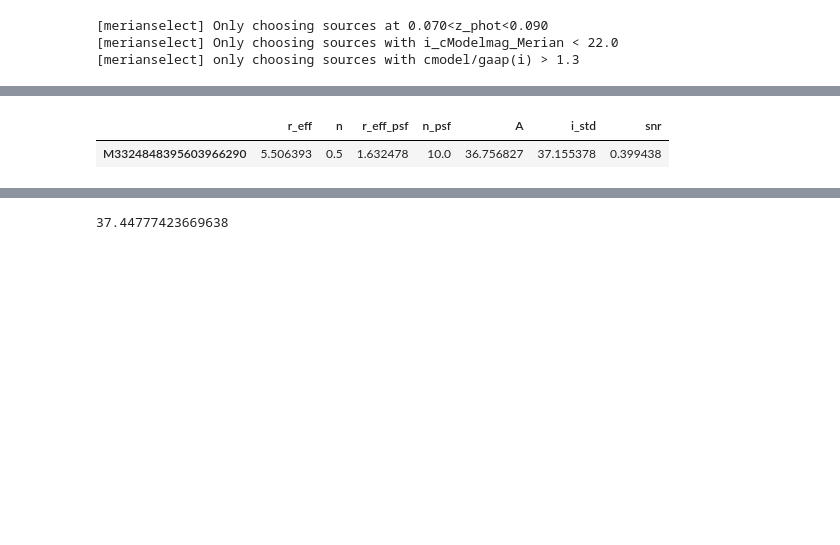
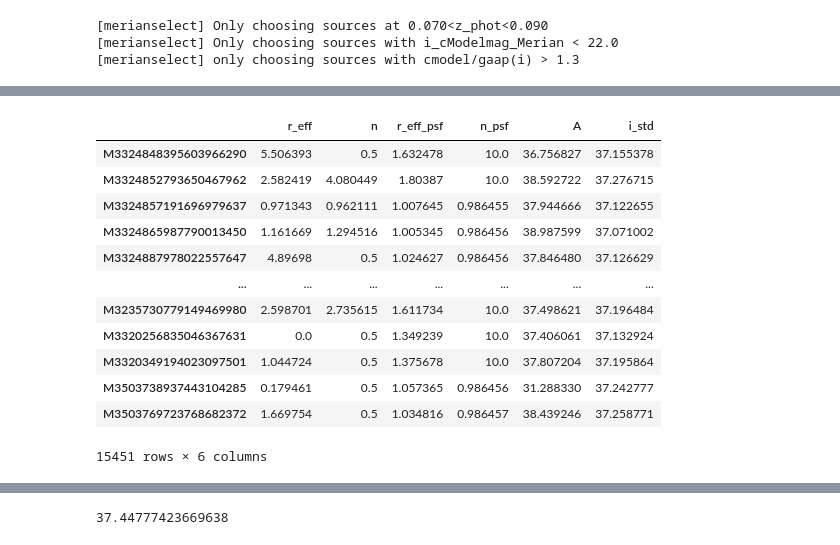
Before and after one commit to ekadofong/agrias, a Jupyter notebook: notebooks/DendroExplore.ipynb, the cells around one changed output, grey strips where cells are left out. Drawn from its saved outputs; the diff is of its cells as text; code cells hidden in the pictures; blank space fills up the shorter version.

```diff
--- a/notebooks/DendroExplore.ipynb
+++ b/notebooks/DendroExplore.ipynb
@@ -188,6 +201,17 @@ WARNING: The fit may be unsuccessful; check fit_info['message'] for more informa
-# %%
-sbdf.dropna()
-# %% [output]
-|  | r_eff | n | r_eff_psf | n_psf | A | i_std | snr |
-| M3324848395603966290 | 5.506393 | 0.5 | 1.632478 | 10.0 | 36.756827 | 37.155378 | 0.399438 |
+# %%
+sbdf
+# %% [output]
+|  | r_eff | n | r_eff_psf | n_psf | A | i_std |
+| M3324848395603966290 | 5.506393 | 0.5 | 1.632478 | 10.0 | 36.756827 | 37.155378 |
+| M3324852793650467962 | 2.582419 | 4.080449 | 1.80387 | 10.0 | 38.592722 | 37.276715 |
+| M3324857191696979637 | 0.971343 | 0.962111 | 1.007645 | 0.986455 | 37.944666 | 37.122655 |
+| M3324865987790013450 | 1.161669 | 1.294516 | 1.005345 | 0.986456 | 38.987599 | 37.071002 |
+| M3324887978022557647 | 4.89698 | 0.5 | 1.024627 | 0.986456 | 37.846480 | 37.126629 |
+| ... | ... | ... | ... | ... | ... | ... |
+| M3235730779149469980 | 2.598701 | 2.735615 | 1.611734 | 10.0 | 37.498621 | 37.196484 |
+| M3320256835046367631 | 0.0 | 0.5 | 1.349239 | 10.0 | 37.406061 | 37.132924 |
+| M3320349194023097501 | 1.044724 | 0.5 | 1.375678 | 10.0 | 37.807204 | 37.195864 |
+| M3503738937443104285 | 0.179461 | 0.5 | 1.057365 | 0.986456 | 31.288330 | 37.242777 |
+| M3503769723768682372 | 1.669754 | 0.5 | 1.034816 | 0.986457 | 38.439246 | 37.258771 |
+15451 rows × 6 columns
 # %%
```
Also changed, not shown: parts of 6 cells of this notebook, 2 other files.
